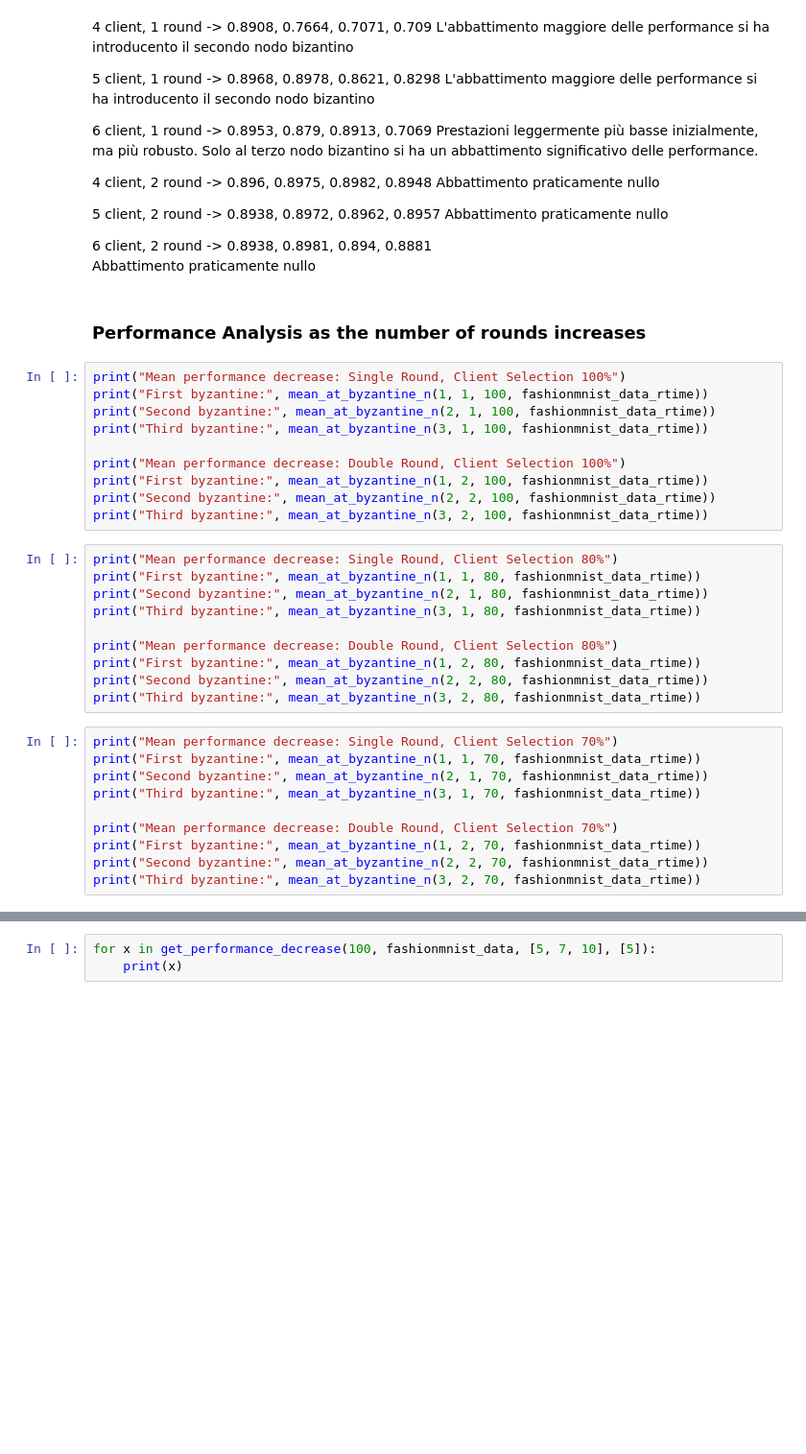
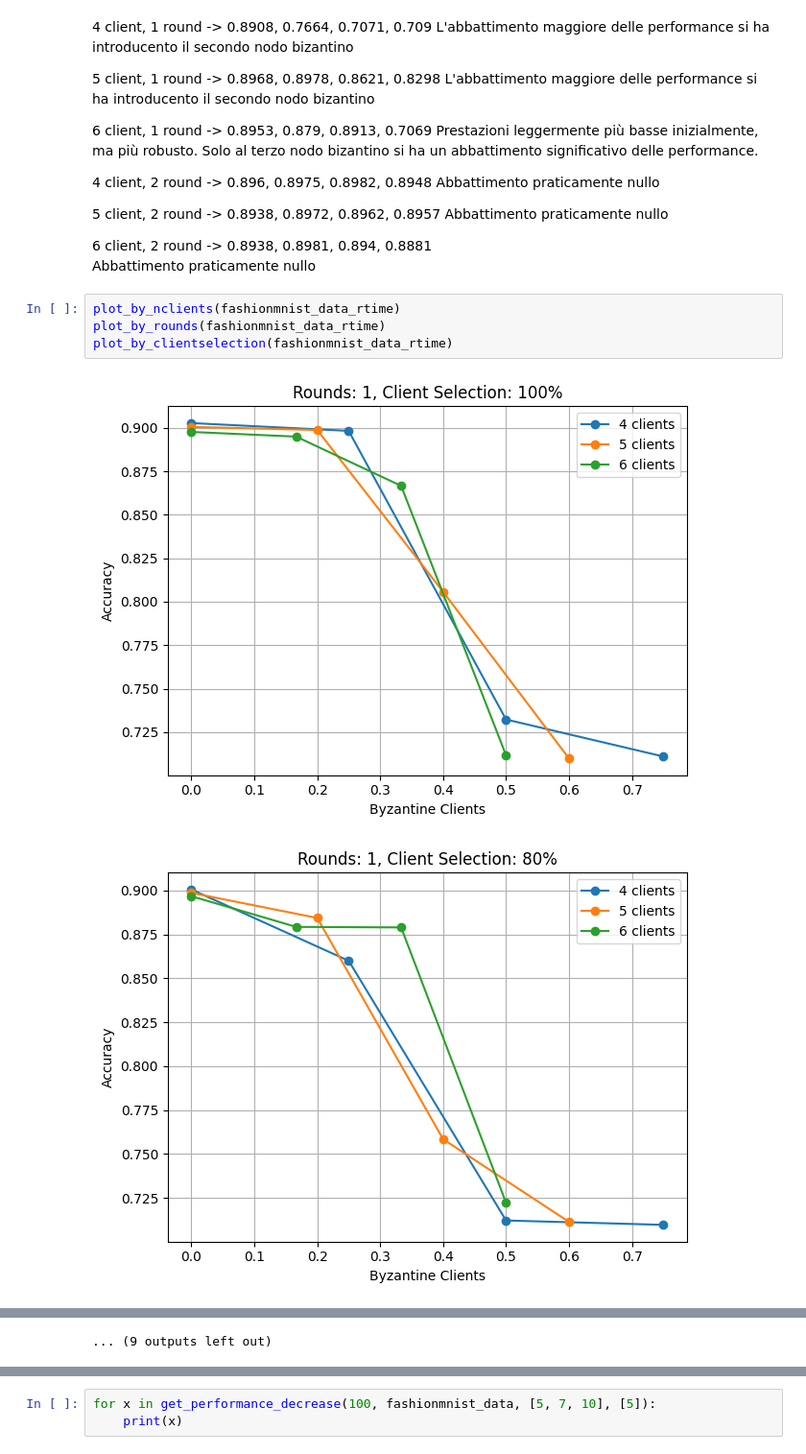
Before and after one commit to marcoantoniocorallo/BRACE, a Jupyter notebook: analysis.ipynb, the cells around one changed output, grey strips where cells are left out. Shown at 96% size. Saved outputs shown, nothing was run; the diff lists cells and outputs as text; blank space fills up the shorter version.

Commit message:
complete analysis

```diff
--- a/analysis.ipynb
+++ b/analysis.ipynb
@@ -536,35 +507,10 @@ Abbattimento praticamente nullo
 
 6 client, 2 round -> 0.8938, 0.8981, 0.894, 0.8881
 Abbattimento praticamente nullo
-# %% [markdown]
-### Performance Analysis as the number of rounds increases
-# %%
-print("Mean performance decrease: Single Round, Client Selection 100%")
-print("First byzantine:", mean_at_byzantine_n(1, 1, 100, fashionmnist_data_rtime))
-print("Second byzantine:", mean_at_byzantine_n(2, 1, 100, fashionmnist_data_rtime))
-print("Third byzantine:", mean_at_byzantine_n(3, 1, 100, fashionmnist_data_rtime))
-
-print("Mean performance decrease: Double Round, Client Selection 100%")
-print("First byzantine:", mean_at_byzantine_n(1, 2, 100, fashionmnist_data_rtime))
-print("Second byzantine:", mean_at_byzantine_n(2, 2, 100, fashionmnist_data_rtime))
-print("Third byzantine:", mean_at_byzantine_n(3, 2, 100, fashionmnist_data_rtime))
-# %%
-print("Mean performance decrease: Single Round, Client Selection 80%")
-print("First byzantine:", mean_at_byzantine_n(1, 1, 80, fashionmnist_data_rtime))
-print("Second byzantine:", mean_at_byzantine_n(2, 1, 80, fashionmnist_data_rtime))
-print("Third byzantine:", mean_at_byzantine_n(3, 1, 80, fashionmnist_data_rtime))
-
-print("Mean performance decrease: Double Round, Client Selection 80%")
-print("First byzantine:", mean_at_byzantine_n(1, 2, 80, fashionmnist_data_rtime))
-print("Second byzantine:", mean_at_byzantine_n(2, 2, 80, fashionmnist_data_rtime))
-print("Third byzantine:", mean_at_byzantine_n(3, 2, 80, fashionmnist_data_rtime))
-# %%
-print("Mean performance decrease: Single Round, Client Selection 70%")
-print("First byzantine:", mean_at_byzantine_n(1, 1, 70, fashionmnist_data_rtime))
-print("Second byzantine:", mean_at_byzantine_n(2, 1, 70, fashionmnist_data_rtime))
-print("Third byzantine:", mean_at_byzantine_n(3, 1, 70, fashionmnist_data_rtime))
-
-print("Mean performance decrease: Double Round, Client Selection 70%")
-print("First byzantine:", mean_at_byzantine_n(1, 2, 70, fashionmnist_data_rtime))
-print("Second byzantine:", mean_at_byzantine_n(2, 2, 70, fashionmnist_data_rtime))
-print("Third byzantine:", mean_at_byzantine_n(3, 2, 70, fashionmnist_data_rtime))
+# %%
+plot_by_nclients(fashionmnist_data_rtime)
+plot_by_rounds(fashionmnist_data_rtime)
+plot_by_clientselection(fashionmnist_data_rtime)
+# %% [output]
+[figure, added]
+[figure, added]
@@ -570,0 +527 @@ print("Third byzantine:", mean_at_byzantine_n(3, 2, 70, fashionmnist_data_rtime)
+... (9 outputs left out)
```
Also changed, not shown: parts of 25 cells of this notebook.
